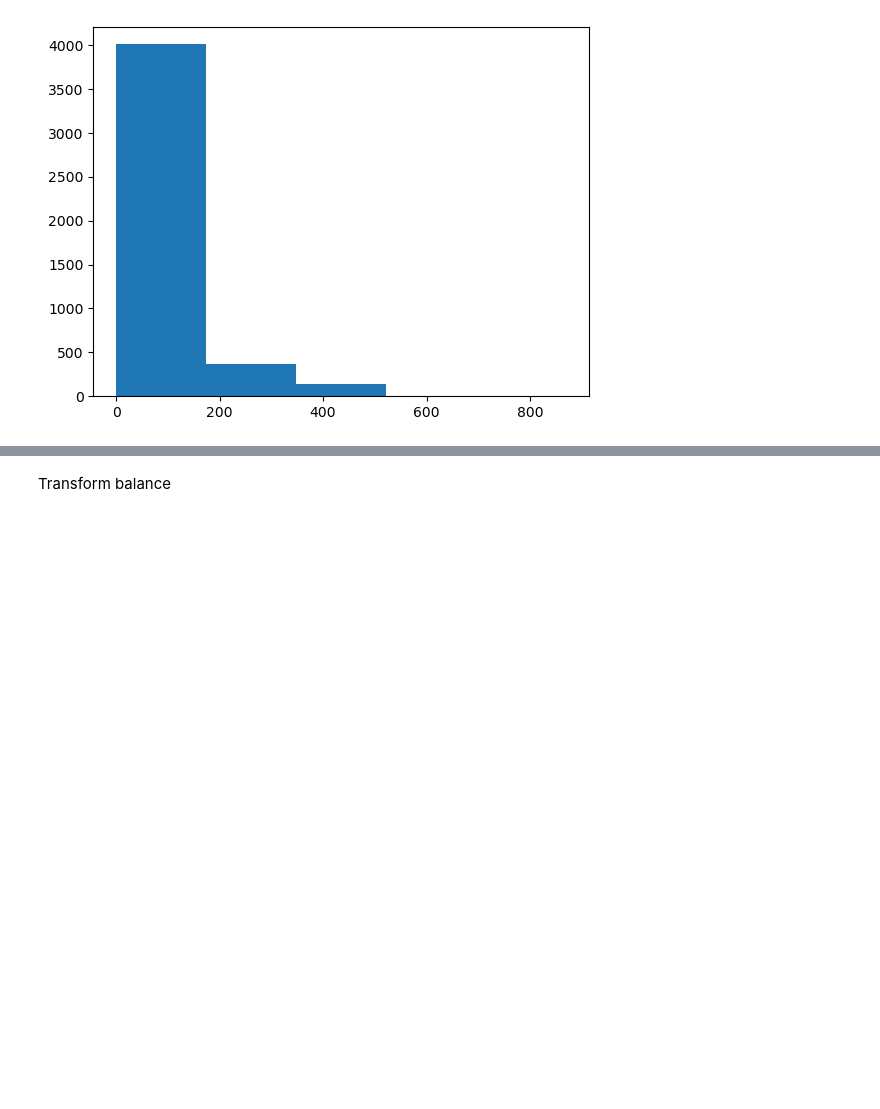
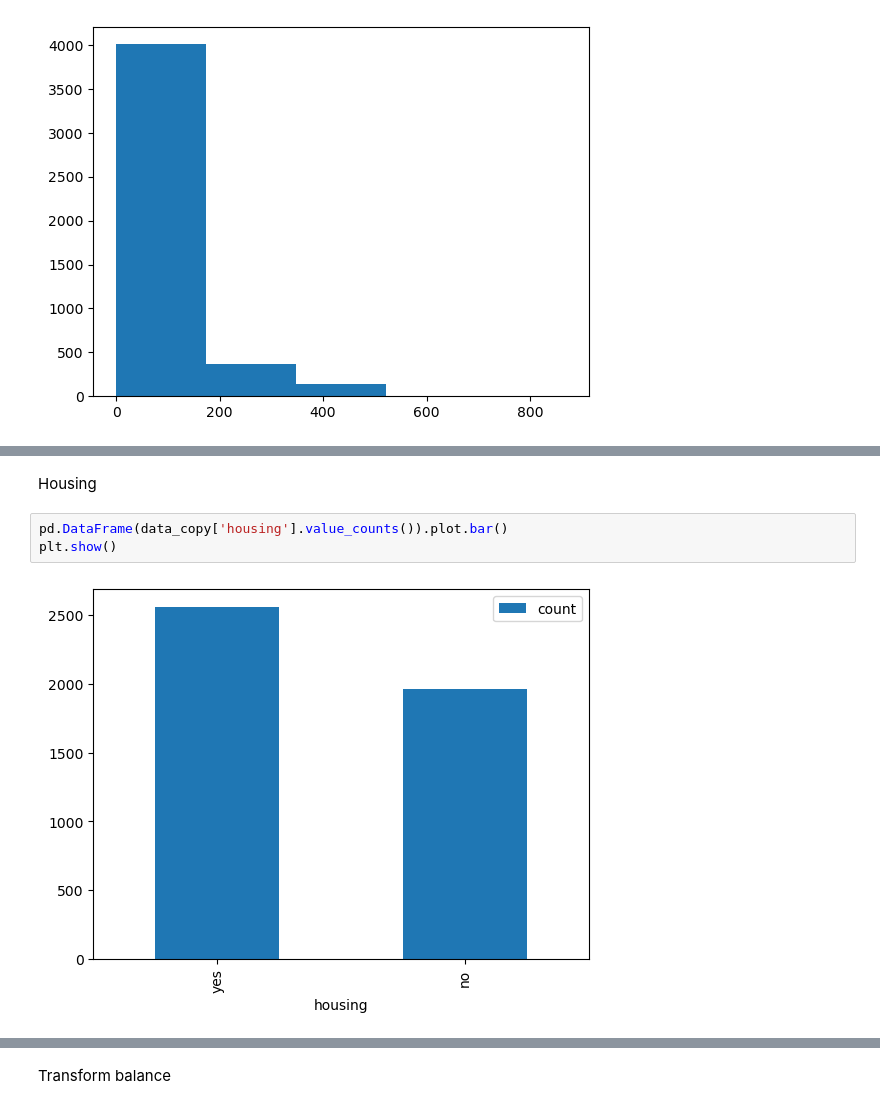
Before and after one commit to klmartin1998/spring2024-data622, a Jupyter notebook: assignments/assignment4/data622_final_project.ipynb, the cells around one changed output, grey strips where cells are left out. Drawn from its saved outputs; the diff is of its cells as text; blank space fills up the shorter version.

```diff
--- a/assignments/assignment4/data622_final_project.ipynb
+++ b/assignments/assignment4/data622_final_project.ipynb
@@ -103,0 +184,7 @@ import numpy as np
+# %% [markdown]
+Housing
+# %%
+pd.DataFrame(data_copy['housing'].value_counts()).plot.bar()
+plt.show()
+# %% [output]
+[figure, added]
```
Also changed, not shown: parts of 72 cells of this notebook.
